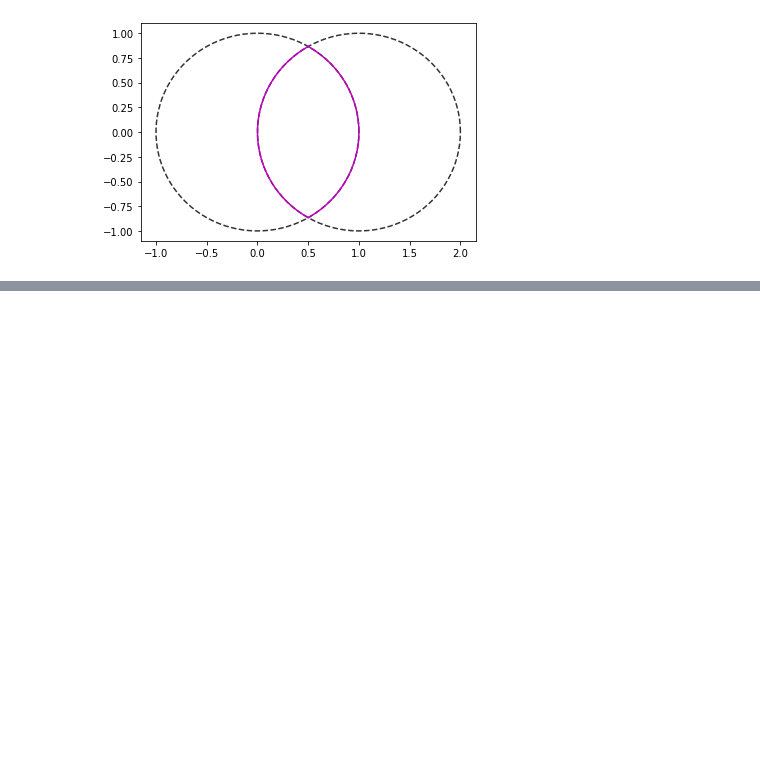
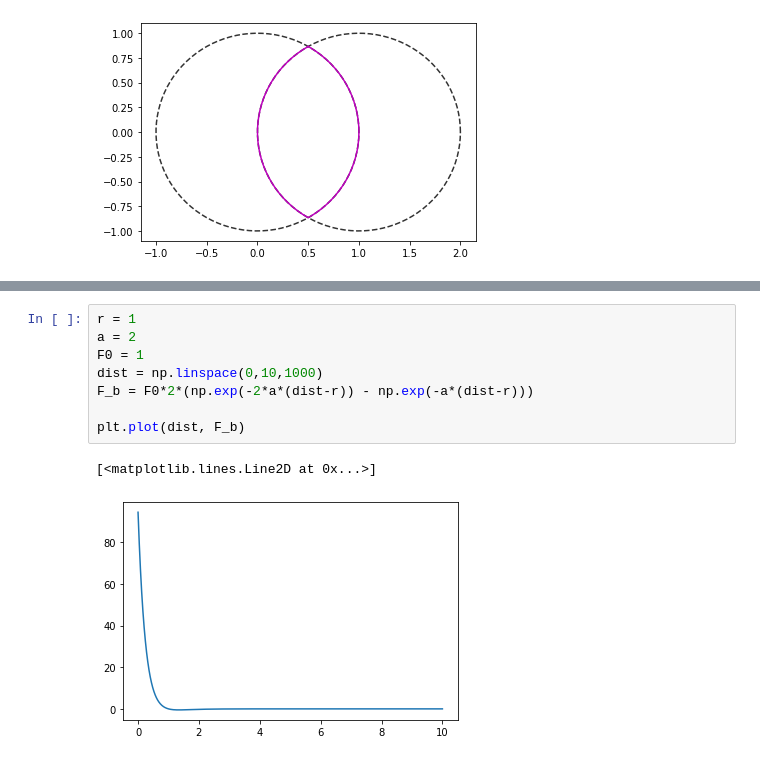
Before and after one commit to SchardtS/Cell-Differentiation, a Jupyter notebook: Testing Ground.ipynb, the cells around one changed output, grey strips where cells are left out. Drawn from its saved outputs; the diff is of its cells as text; blank space fills up the shorter version.

```diff
--- a/Testing Ground.ipynb
+++ b/Testing Ground.ipynb
@@ -121,0 +127,11 @@ False
+# %%
+r = 1
+a = 2
+F0 = 1
+dist = np.linspace(0,10,1000)
+F_b = F0*2*(np.exp(-2*a*(dist-r)) - np.exp(-a*(dist-r)))
+
+plt.plot(dist, F_b)
+# %% [output]
+[<matplotlib.lines.Line2D at 0x...>]
+[figure, added]
```
Also changed, not shown: parts of 3 cells of this notebook, 3 other files.
